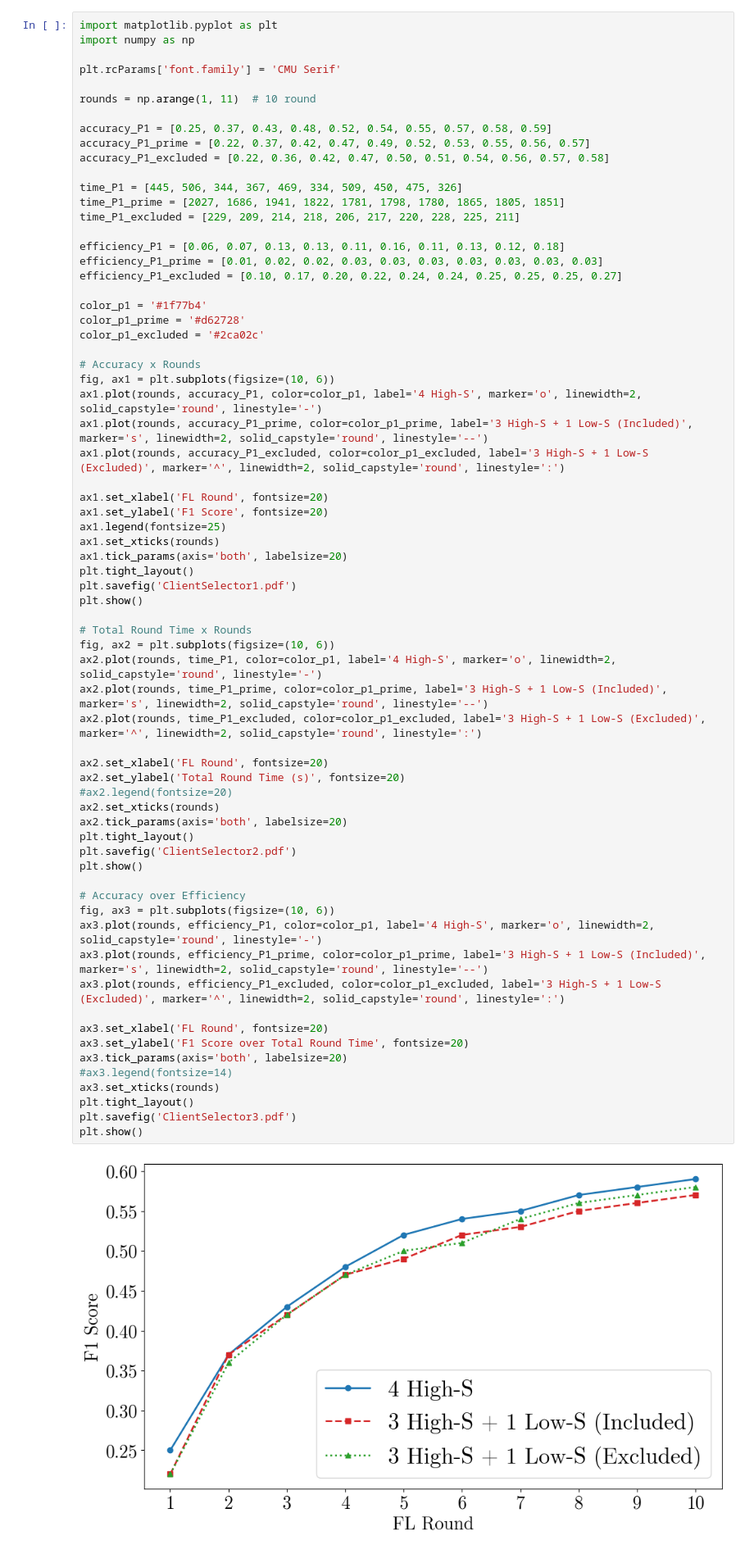
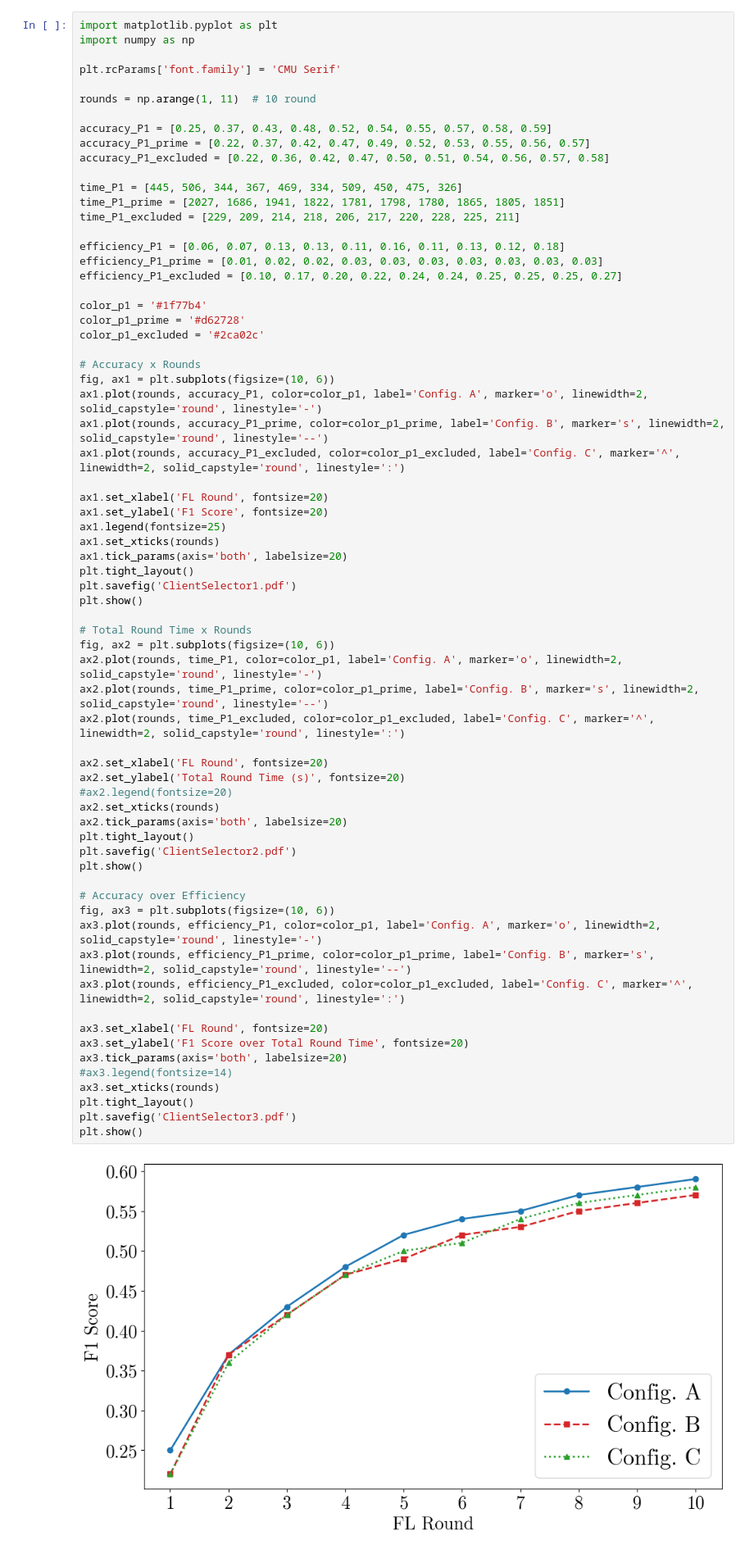
Before and after one commit to IvanComp/FedBench, a Jupyter notebook: Jupyter Notebooks for Data Visualization/1ClientSelector.ipynb, the cells around one changed output. Shown at 82% size. Saved outputs shown, nothing was run; the diff lists cells and outputs as text.

```diff
--- a/Jupyter Notebooks for Data Visualization/1ClientSelector.ipynb
+++ b/Jupyter Notebooks for Data Visualization/1ClientSelector.ipynb
@@ -24,9 +24,9 @@ color_p1_excluded = '#2ca02c'
 
 # Accuracy x Rounds
 fig, ax1 = plt.subplots(figsize=(10, 6))
-ax1.plot(rounds, accuracy_P1, color=color_p1, label='4 High-S', marker='o', linewidth=2, solid_capstyle='round', linestyle='-')
-ax1.plot(rounds, accuracy_P1_prime, color=color_p1_prime, label='3 High-S + 1 Low-S (Included)', marker='s', linewidth=2, solid_capstyle='round', linestyle='--')
-ax1.plot(rounds, accuracy_P1_excluded, color=color_p1_excluded, label='3 High-S + 1 Low-S (Excluded)', marker='^', linewidth=2, solid_capstyle='round', linestyle=':')
+ax1.plot(rounds, accuracy_P1, color=color_p1, label='Config. A', marker='o', linewidth=2, solid_capstyle='round', linestyle='-')
+ax1.plot(rounds, accuracy_P1_prime, color=color_p1_prime, label='Config. B', marker='s', linewidth=2, solid_capstyle='round', linestyle='--')
+ax1.plot(rounds, accuracy_P1_excluded, color=color_p1_excluded, label='Config. C', marker='^', linewidth=2, solid_capstyle='round', linestyle=':')
 
 ax1.set_xlabel('FL Round', fontsize=20)
 ax1.set_ylabel('F1 Score', fontsize=20)
@@ -34,39 +34,39 @@ ax1.legend(fontsize=25)
 ax1.set_xticks(rounds)
 ax1.tick_params(axis='both', labelsize=20)
 plt.tight_layout()
 plt.savefig('ClientSelector1.pdf')
 plt.show()
 
 # Total Round Time x Rounds
 fig, ax2 = plt.subplots(figsize=(10, 6))
-ax2.plot(rounds, time_P1, color=color_p1, label='4 High-S', marker='o', linewidth=2, solid_capstyle='round', linestyle='-')
-ax2.plot(rounds, time_P1_prime, color=color_p1_prime, label='3 High-S + 1 Low-S (Included)', marker='s', linewidth=2, solid_capstyle='round', linestyle='--')
-ax2.plot(rounds, time_P1_excluded, color=color_p1_excluded, label='3 High-S + 1 Low-S (Excluded)', marker='^', linewidth=2, solid_capstyle='round', linestyle=':')
+ax2.plot(rounds, time_P1, color=color_p1, label='Config. A', marker='o', linewidth=2, solid_capstyle='round', linestyle='-')
+ax2.plot(rounds, time_P1_prime, color=color_p1_prime, label='Config. B', marker='s', linewidth=2, solid_capstyle='round', linestyle='--')
+ax2.plot(rounds, time_P1_excluded, color=color_p1_excluded, label='Config. C', marker='^', linewidth=2, solid_capstyle='round', linestyle=':')
 
 ax2.set_xlabel('FL Round', fontsize=20)
 ax2.set_ylabel('Total Round Time (s)', fontsize=20)
 #ax2.legend(fontsize=20)
 ax2.set_xticks(rounds)
 ax2.tick_params(axis='both', labelsize=20)
 plt.tight_layout()
 plt.savefig('ClientSelector2.pdf')
 plt.show()
 
 # Accuracy over Efficiency
 fig, ax3 = plt.subplots(figsize=(10, 6))
-ax3.plot(rounds, efficiency_P1, color=color_p1, label='4 High-S', marker='o', linewidth=2, solid_capstyle='round', linestyle='-')
-ax3.plot(rounds, efficiency_P1_prime, color=color_p1_prime, label='3 High-S + 1 Low-S (Included)', marker='s', linewidth=2, solid_capstyle='round', linestyle='--')
-ax3.plot(rounds, efficiency_P1_excluded, color=color_p1_excluded, label='3 High-S + 1 Low-S (Excluded)', marker='^', linewidth=2, solid_capstyle='round', linestyle=':')
+ax3.plot(rounds, efficiency_P1, color=color_p1, label='Config. A', marker='o', linewidth=2, solid_capstyle='round', linestyle='-')
+ax3.plot(rounds, efficiency_P1_prime, color=color_p1_prime, label='Config. B', marker='s', linewidth=2, solid_capstyle='round', linestyle='--')
+ax3.plot(rounds, efficiency_P1_excluded, color=color_p1_excluded, label='Config. C', marker='^', linewidth=2, solid_capstyle='round', linestyle=':')
 
 ax3.set_xlabel('FL Round', fontsize=20)
 ax3.set_ylabel('F1 Score over Total Round Time', fontsize=20)
 ax3.tick_params(axis='both', labelsize=20)
 #ax3.legend(fontsize=14)
 ax3.set_xticks(rounds)
 plt.tight_layout()
 plt.savefig('ClientSelector3.pdf')
 plt.show()
 # %% [output]
-[figure, old version]
+[figure, new version]
 [figure]
 [figure]
```
Also changed, not shown: 39 other files.
